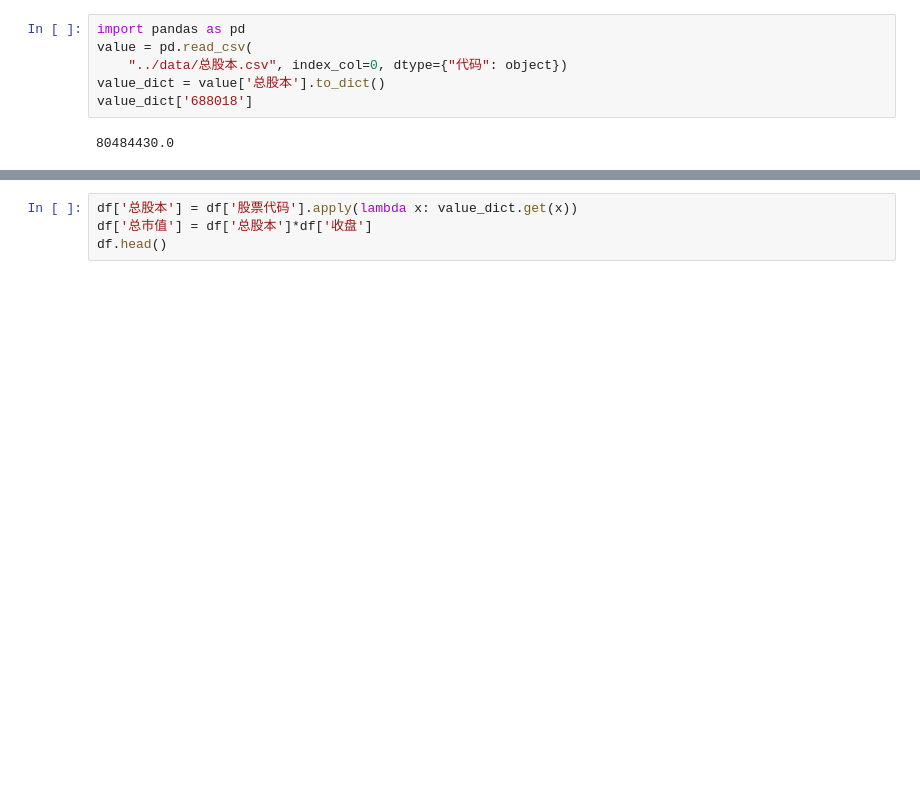
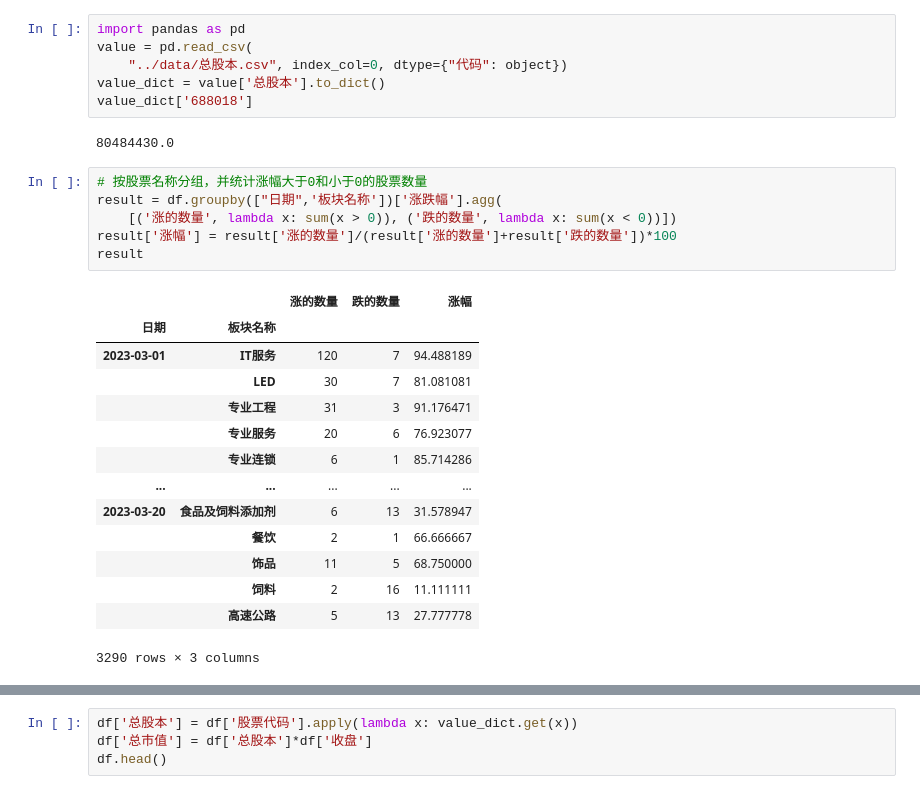
Before and after one commit to minikiller/streamlit-project, a Jupyter notebook: example/for_main.ipynb, the cells around one changed output, grey strips where cells are left out. Saved outputs shown, nothing was run; the diff lists cells and outputs as text; blank space fills up the shorter version.

```diff
--- a/example/for_main.ipynb
+++ b/example/for_main.ipynb
@@ -40,3 +40,24 @@ value_dict = value['总股本'].to_dict()
 value_dict['688018']
 # %% [output]
 80484430.0
+# %%
+# 按股票名称分组，并统计涨幅大于0和小于0的股票数量
+result = df.groupby(["日期",'板块名称'])['涨跌幅'].agg(
+    [('涨的数量', lambda x: sum(x > 0)), ('跌的数量', lambda x: sum(x < 0))])
+result['涨幅'] = result['涨的数量']/(result['涨的数量']+result['跌的数量'])*100
+result
+# %% [output]
+|  |  | 涨的数量 | 跌的数量 | 涨幅 |
+| 日期 | 板块名称 |  |  |  |
+| 2023-03-01 | IT服务 | 120 | 7 | 94.488189 |
+|  | LED | 30 | 7 | 81.081081 |
+|  | 专业工程 | 31 | 3 | 91.176471 |
+|  | 专业服务 | 20 | 6 | 76.923077 |
+|  | 专业连锁 | 6 | 1 | 85.714286 |
+| ... | ... | ... | ... | ... |
+| 2023-03-20 | 食品及饲料添加剂 | 6 | 13 | 31.578947 |
+|  | 餐饮 | 2 | 1 | 66.666667 |
+|  | 饰品 | 11 | 5 | 68.750000 |
+|  | 饲料 | 2 | 16 | 11.111111 |
+|  | 高速公路 | 5 | 13 | 27.777778 |
+3290 rows × 3 columns
```
Also changed, not shown: parts of 6 cells of this notebook, 1 other file.
